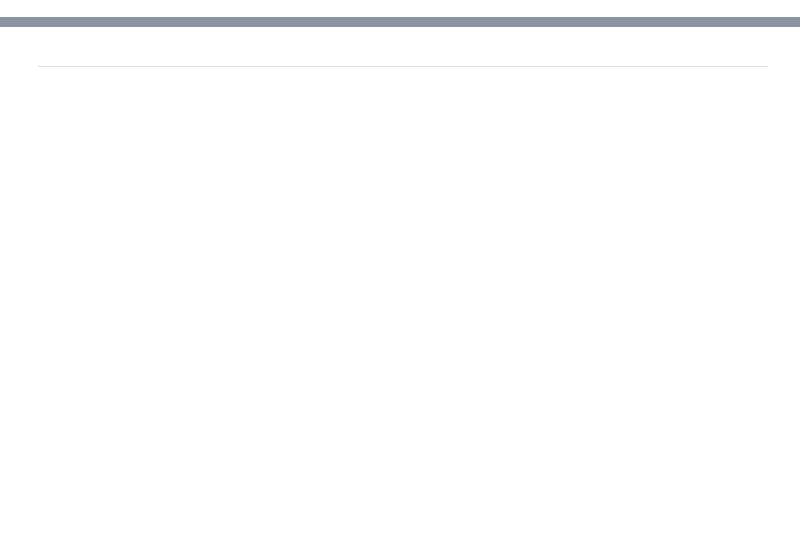
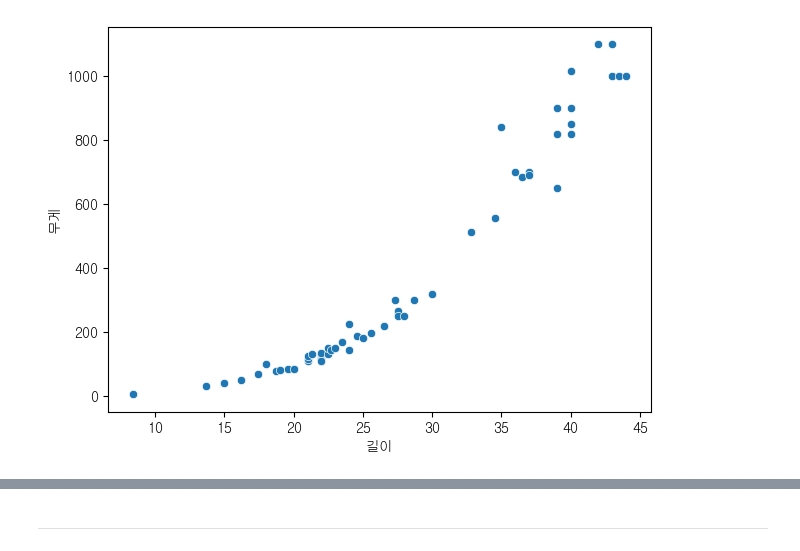
Before and after one commit to catac1/machine_learning, a Jupyter notebook: 물고기.ipynb, the cells around one changed output, grey strips where cells are left out. Saved outputs shown, nothing was run; the diff lists cells and outputs as text; code cells hidden in the pictures; blank space fills up the shorter version.

```diff
--- a/물고기.ipynb
+++ b/물고기.ipynb
@@ -6,3 +17,5 @@ df.head()
 # %%
-# 컬럼명을 한글로 변경하기
-df.rename(columns=dict(zip(df.columns.to_list(),["종류", "무게", "길이", "대각길이", "높이", "넓이",])), inplace=True)
+# 컬럼명을 한글로 변경하기, inplace=True를 사용해야 실제 변경됨
+# df.rename(columns=dict(zip(df.columns.to_list(),["종류", "무게", "길이", "대각길이", "높이", "넓이",])), inplace=True)
+t1 = {'Species': '종류', 'Weight':'무게', 'Length':'길이', 'Diagonal':'대각선', 'Height':'높이', 'Width':'넓이'}
+df.rename(columns=t1, inplace=True)
@@ -8,0 +34,4 @@ df.rename(columns=dict(zip(df.columns.to_list(),["종류", "무게", "길이", "
+# %%
+t1 = {'Bream':'도미', 'Roach':'로치', 'Whitefish':'화이트피시', 'Parkki':'파르키', 'Perch':'농어', 'Pike':'파이크', 'Smelt':'빙어'}
+df['종류'] = df['종류'].map(t1)
+df
@@ -8,0 +75,17 @@ df.rename(columns=dict(zip(df.columns.to_list(),["종류", "무게", "길이", "
+# %%
+# 농어의 길이와 무게만 가져와서 df1에 보관
+c1 = (df['종류'] == '농어')
+df1 = df.loc[c1, ['길이', '무게']]
+df1
+# %%
+import matplotlib.pyplot as plt
+import seaborn as sns
+import seaborn_cjk
+
+seaborn_cjk.patch("굴림")
+
+plt.figure(figsize=(7,5))
+sns.scatterplot(data=df1, x='길이', y='무게')
+plt.show()
+# %% [output]
+[figure, added]
```
Also changed, not shown: parts of 56 cells of this notebook, 3 other files.
